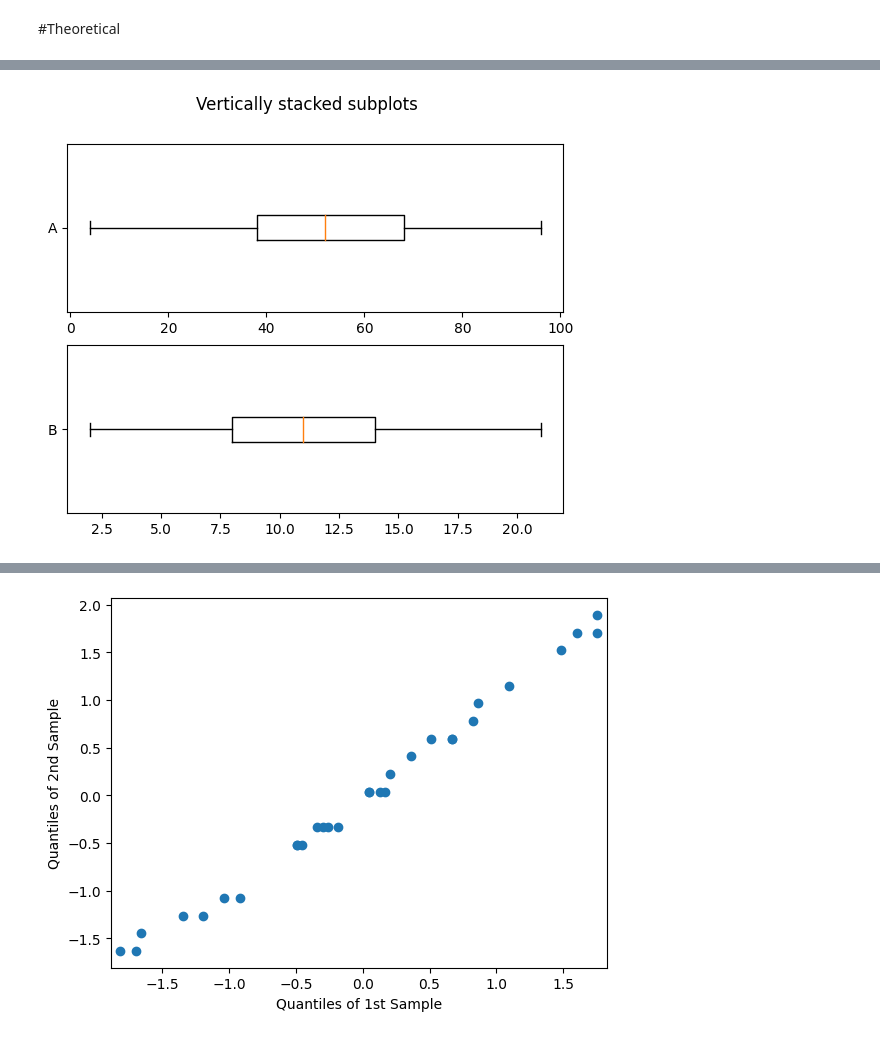
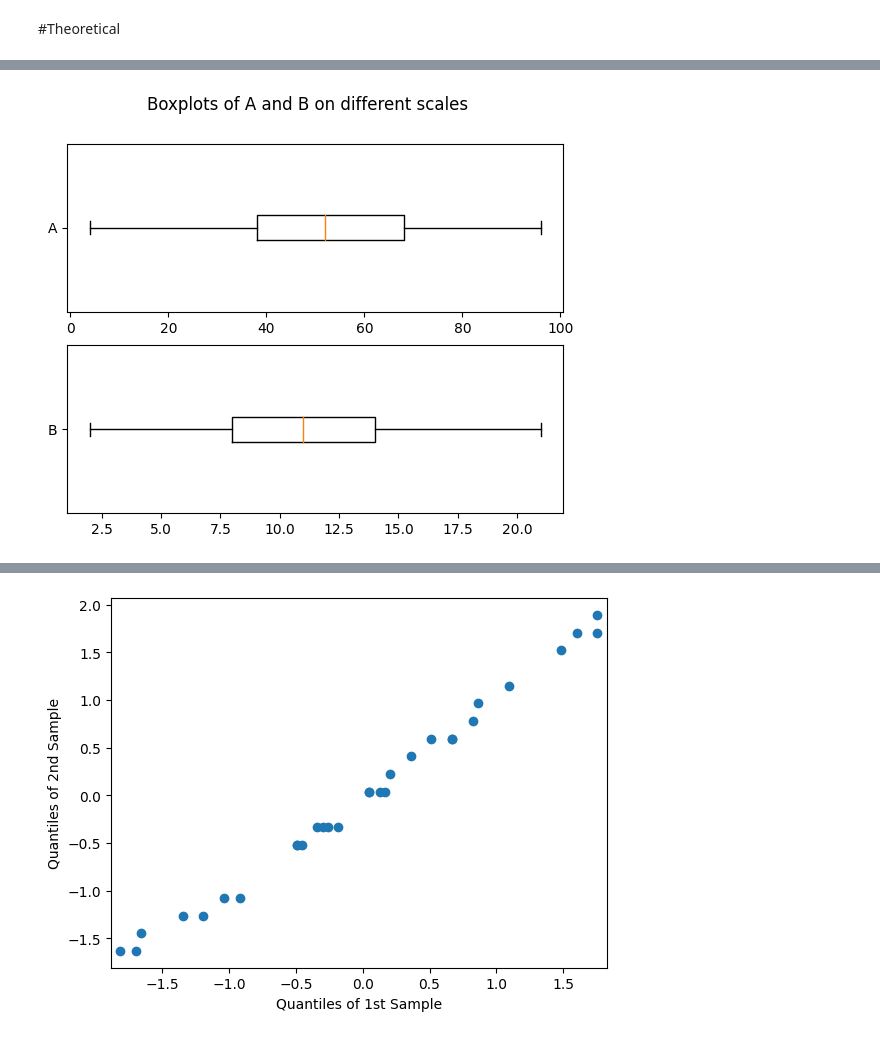
Before and after one commit to garfield-gray/DataMining, a Jupyter notebook: Data_Exploration_&_Visualization.ipynb, the cells around one changed output, grey strips where cells are left out. Cells and saved outputs as stored; diff of their text form; code cells hidden in the pictures.

```diff
--- a/Data_Exploration_&_Visualization.ipynb
+++ b/Data_Exploration_&_Visualization.ipynb
@@ -20,8 +65,8 @@ array([38., 52., 68.])
 # %%
 fig, axs = plt.subplots(2)
-fig.suptitle('Vertically stacked subplots')
+fig.suptitle('Boxplots of A and B on different scales')
 axs[0].boxplot(A, vert=False, labels="A")
 axs[1].boxplot(B, vert=False, labels="B")
 plt.show()
 # %% [output]
-[figure, old version]
+[figure, new version]
```
Also changed, not shown: parts of 14 cells of this notebook.
